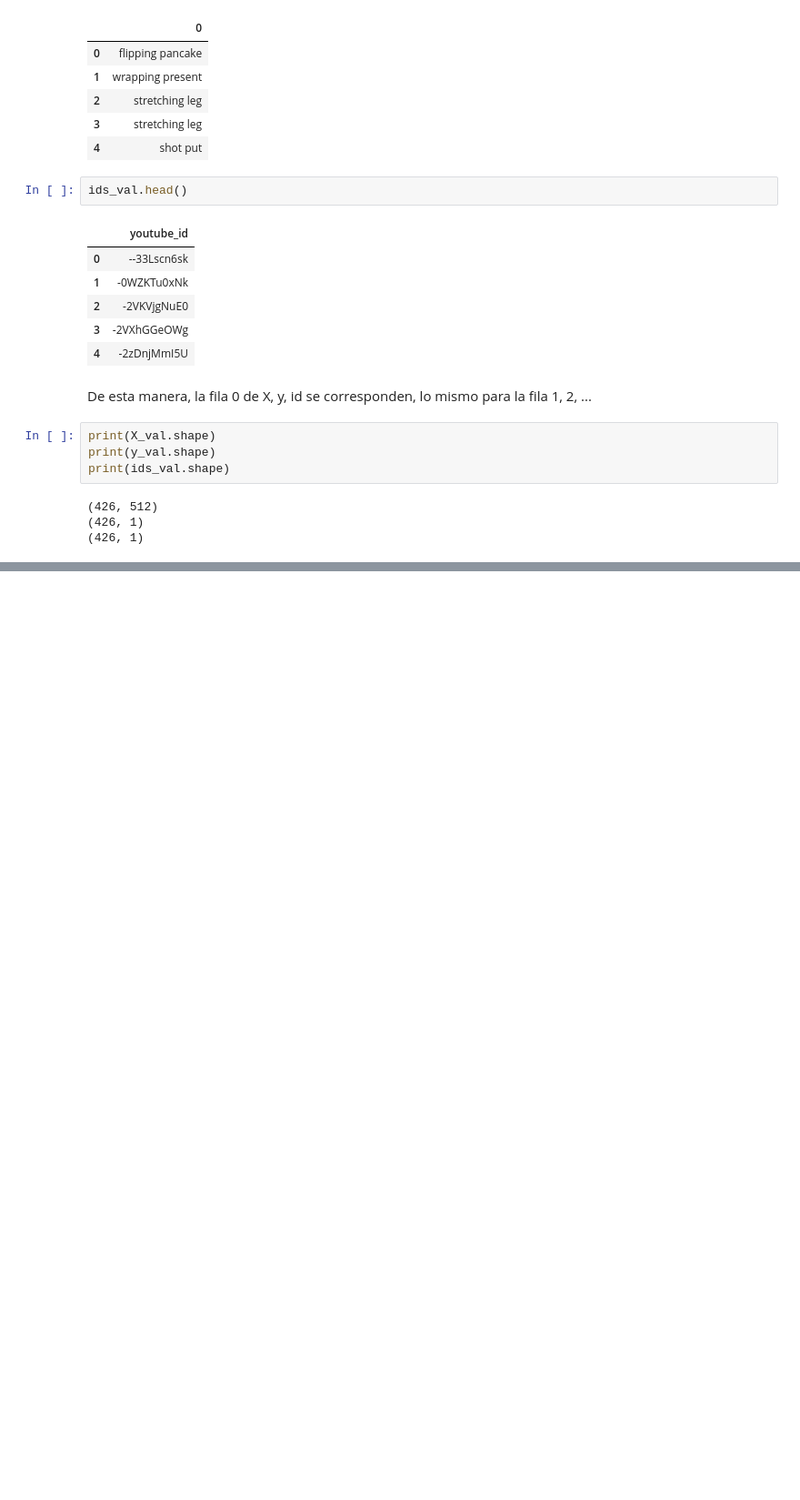
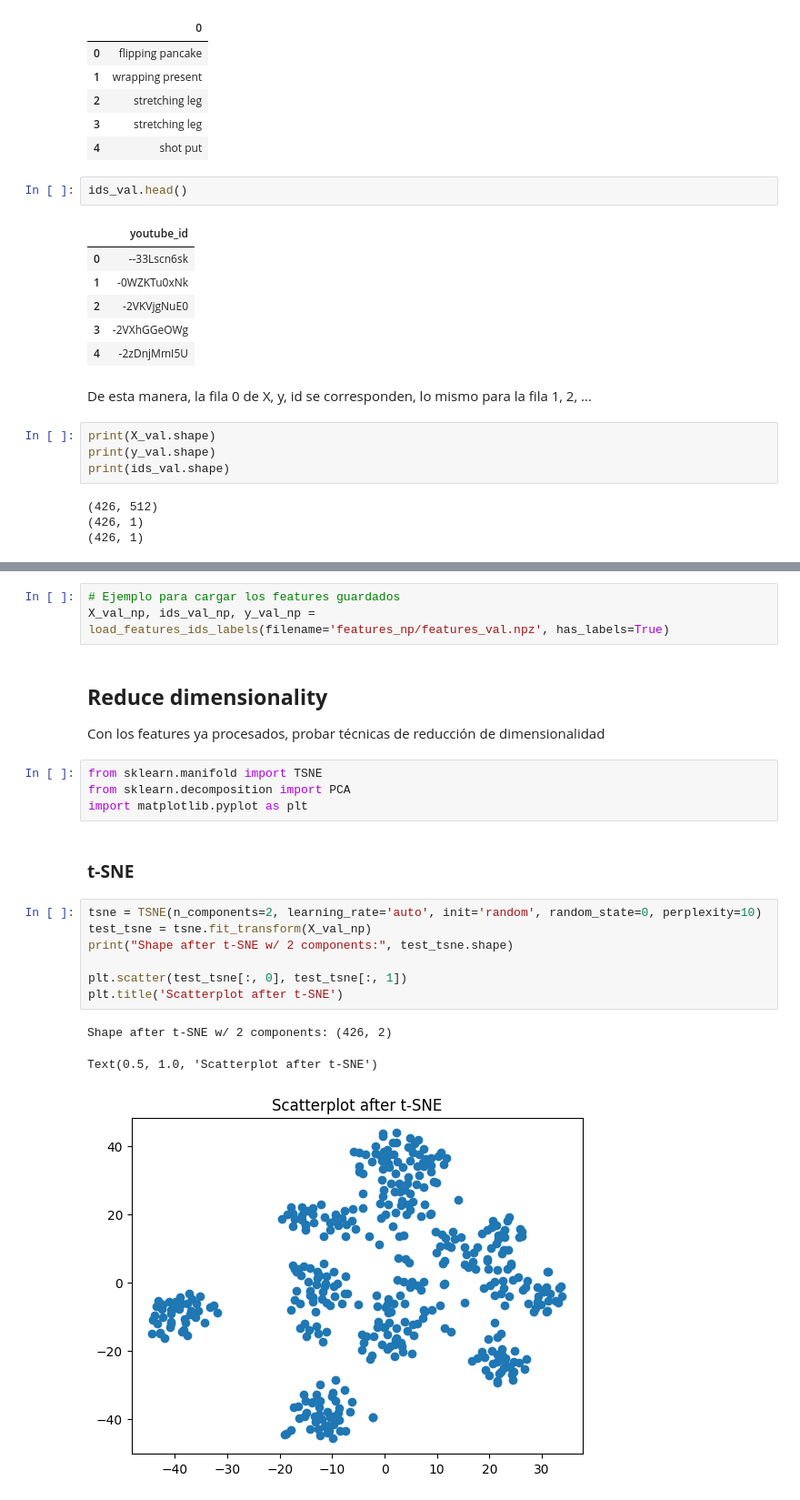
Before and after one commit to nayeli-guzman/clustering-human-activity, a Jupyter notebook: dimensionality-reduction.ipynb, the cells around one changed output, grey strips where cells are left out. Shown at 91% size. Saved outputs shown, nothing was run; the diff lists cells and outputs as text; blank space fills up the shorter version.

```diff
--- a/dimensionality-reduction.ipynb
+++ b/dimensionality-reduction.ipynb
@@ -109,0 +178,24 @@ print(ids_val.shape)
+# %%
+# Ejemplo para cargar los features guardados
+X_val_np, ids_val_np, y_val_np = load_features_ids_labels(filename='features_np/features_val.npz', has_labels=True)
+# %% [markdown]
+## **Reduce dimensionality**
+
+Con los features ya procesados, probar técnicas de reducción de dimensionalidad
+# %%
+from sklearn.manifold import TSNE
+from sklearn.decomposition import PCA
+import matplotlib.pyplot as plt
+# %% [markdown]
+### **t-SNE**
+# %%
+tsne = TSNE(n_components=2, learning_rate='auto', init='random', random_state=0, perplexity=10)
+test_tsne = tsne.fit_transform(X_val_np)
+print("Shape after t-SNE w/ 2 components:", test_tsne.shape)
+
+plt.scatter(test_tsne[:, 0], test_tsne[:, 1])
+plt.title('Scatterplot after t-SNE')
+# %% [output]
+Shape after t-SNE w/ 2 components: (426, 2)
+Text(0.5, 1.0, 'Scatterplot after t-SNE')
+[figure, added]
```
Also changed, not shown: parts of 8 cells of this notebook, 1 other file.
